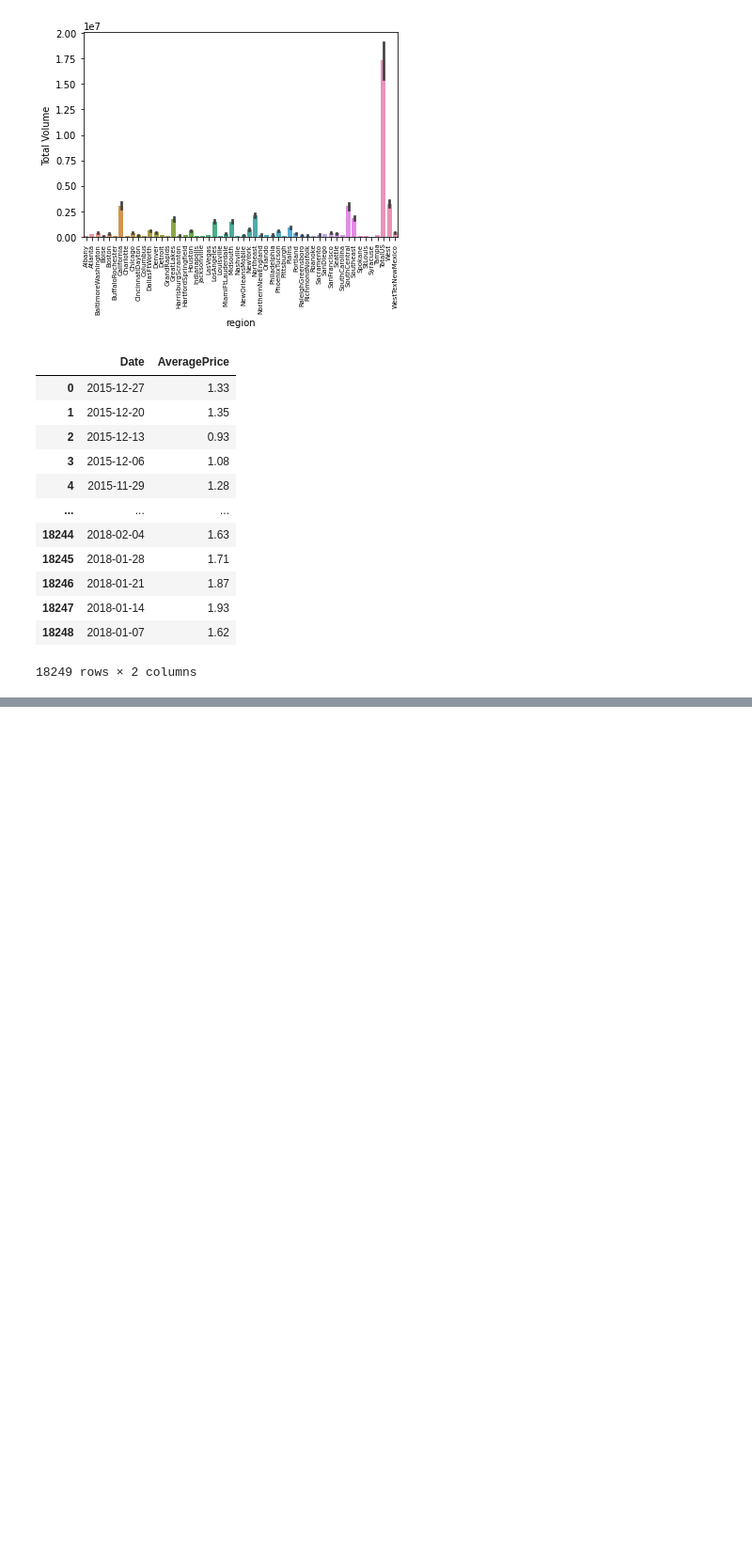
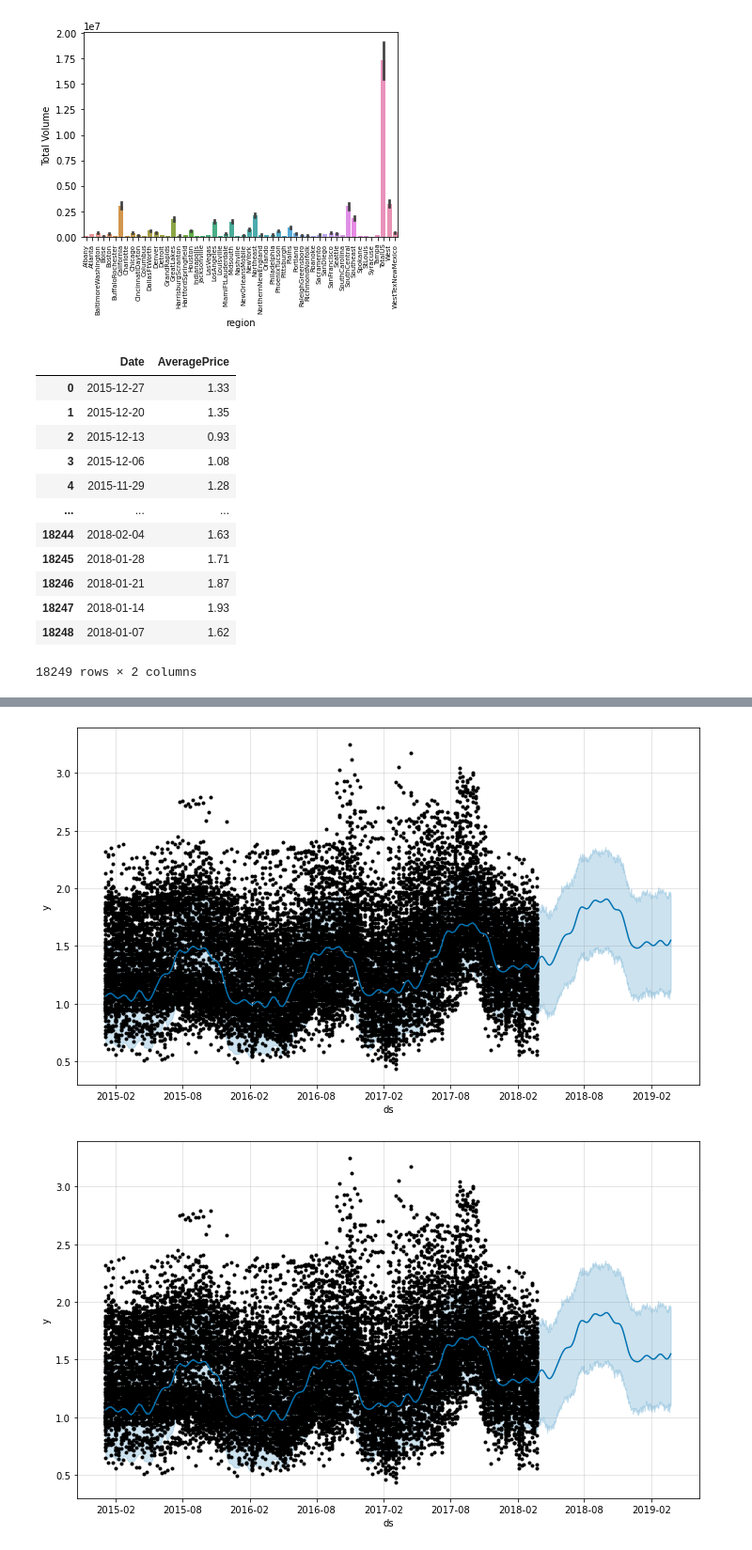
Before and after one commit to hamednasr/Prophet-Time-Series, a Jupyter notebook: avocado price prediction my code.ipynb, the cells around one changed output, grey strips where cells are left out. Shown at 94% size. Saved outputs shown, nothing was run; the diff lists cells and outputs as text; code cells hidden in the pictures; blank space fills up the shorter version.

```diff
--- a/avocado price prediction my code.ipynb
+++ b/avocado price prediction my code.ipynb
@@ -100,0 +178,2 @@ avocado_pr
+# %%
+m2 = Prophet()
@@ -100,0 +186,8 @@ avocado_pr
+# %%
+future2 = m2.make_future_dataframe(periods=365)
+forecast2= m2.predict(future)
+# %%
+m.plot(forecast2)
+# %% [output]
+[figure, added]
+[figure, added]
```
Also changed, not shown: parts of 16 cells of this notebook.
